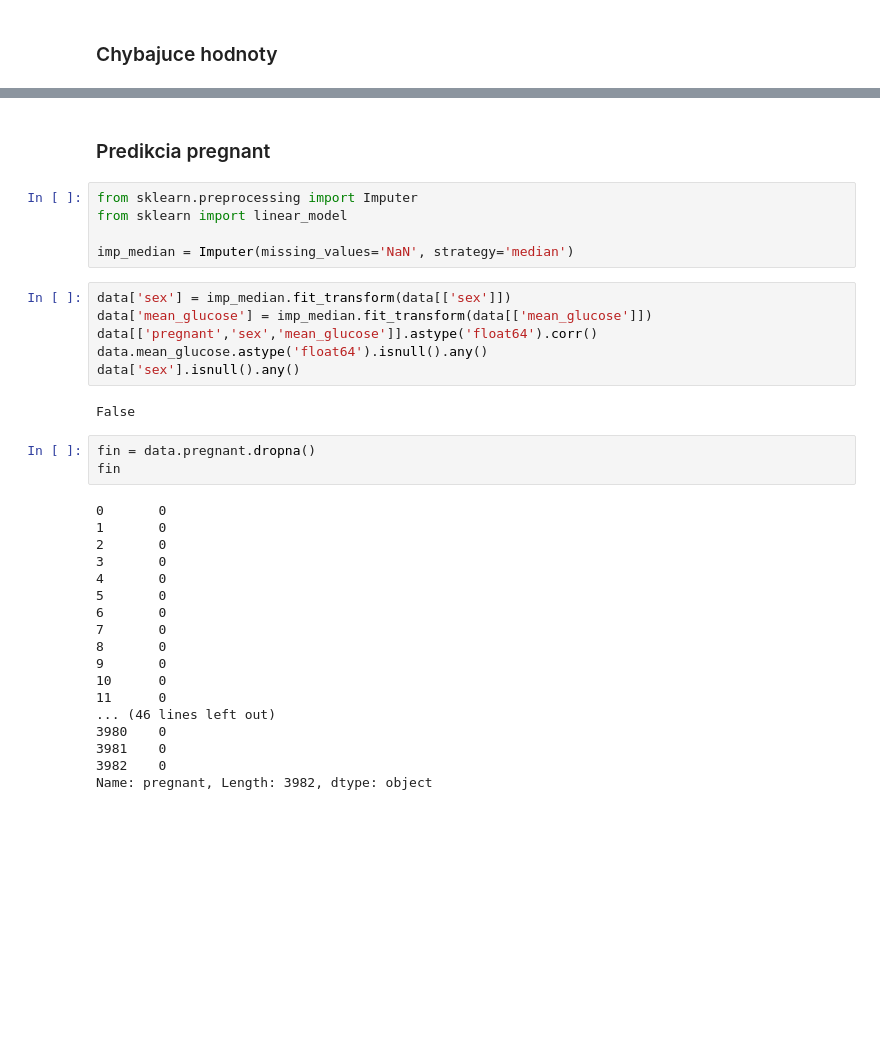
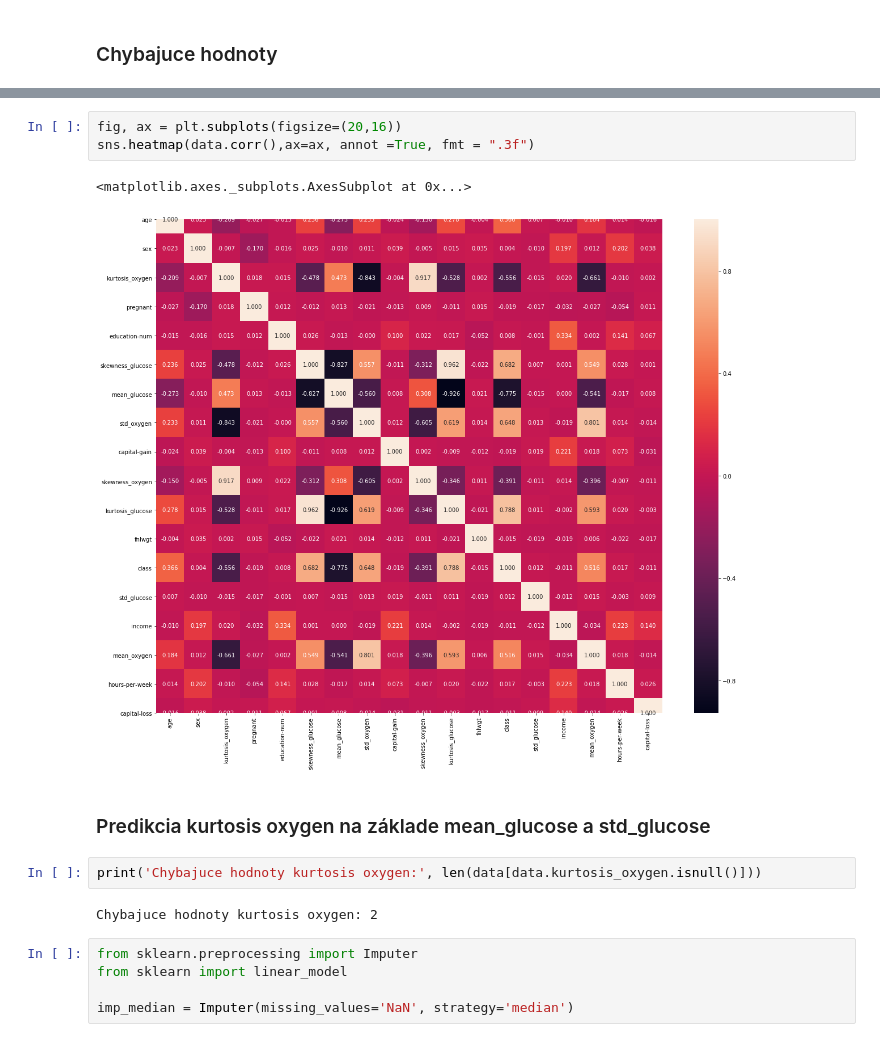
Before and after one commit to MCFreddie777/iau-project, a Jupyter notebook: [Odovzdanie 2] data.ipynb, the cells around one changed output, grey strips where cells are left out. Drawn from its saved outputs; the diff is of its cells as text; blank space fills up the shorter version.

```diff
--- a/[Odovzdanie 2] data.ipynb
+++ b/[Odovzdanie 2] data.ipynb
@@ -388,37 +444,18 @@ race                 12
 dtype: int64
-# %% [markdown]
-### Predikcia pregnant
+# %%
+fig, ax = plt.subplots(figsize=(20,16))
+sns.heatmap(data.corr(),ax=ax, annot =True, fmt = ".3f")
+# %% [output]
+<matplotlib.axes._subplots.AxesSubplot at 0x...>
+[figure, added]
+# %% [markdown]
+### Predikcia kurtosis oxygen na základe mean_glucose a std_glucose
+# %%
+print('Chybajuce hodnoty kurtosis oxygen:', len(data[data.kurtosis_oxygen.isnull()]))
+# %% [output]
+Chybajuce hodnoty kurtosis oxygen: 2
 # %%
 from sklearn.preprocessing import Imputer
 from sklearn import linear_model
 
 imp_median = Imputer(missing_values='NaN', strategy='median')
-# %%
-data['sex'] = imp_median.fit_transform(data[['sex']])
-data['mean_glucose'] = imp_median.fit_transform(data[['mean_glucose']])
-data[['pregnant','sex','mean_glucose']].astype('float64').corr()
-data.mean_glucose.astype('float64').isnull().any()
-data['sex'].isnull().any()
-# %% [output]
-False
-# %%
-fin = data.pregnant.dropna()
-fin
-# %% [output]
-0       0
-1       0
-2       0
-3       0
-4       0
-5       0
-6       0
-7       0
-8       0
-9       0
-10      0
-11      0
-... (46 lines left out)
-3980    0
-3981    0
-3982    0
-Name: pregnant, Length: 3982, dtype: object
```
Also changed, not shown: parts of 211 cells of this notebook.
